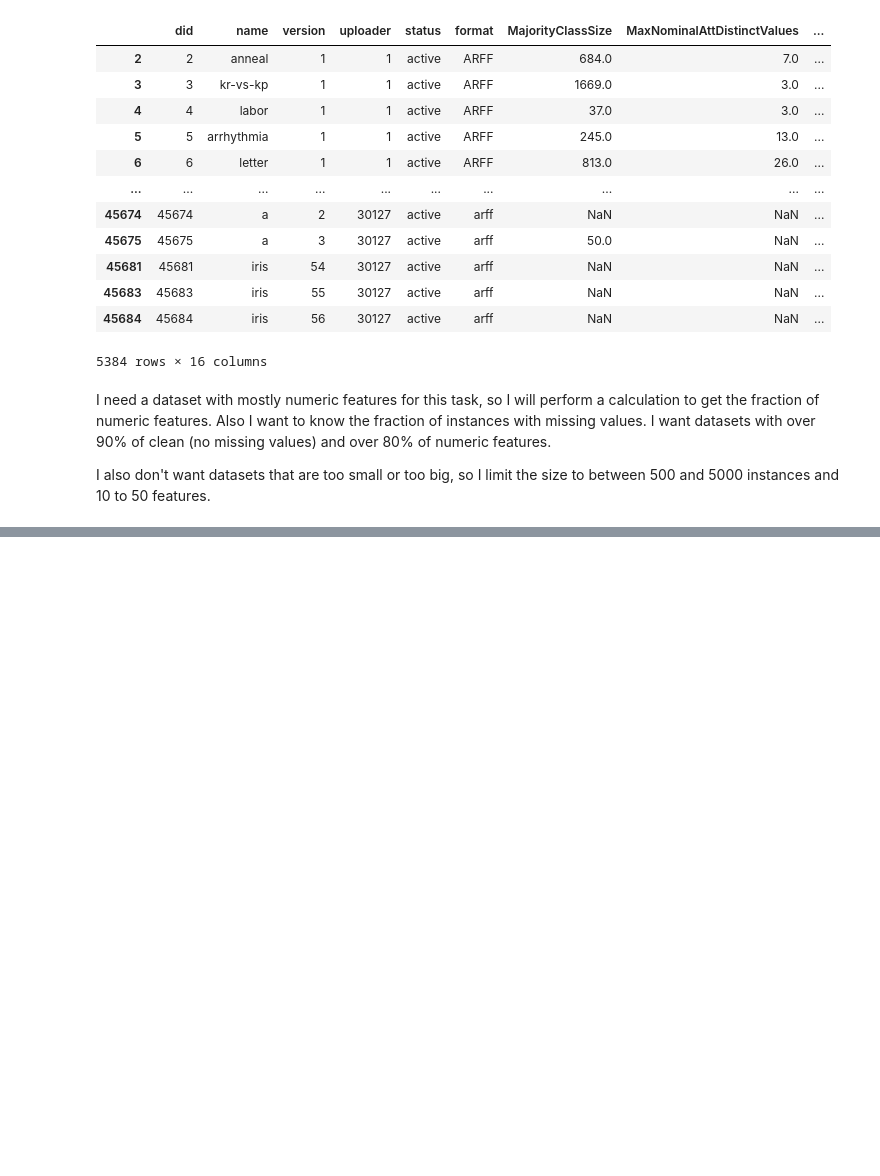
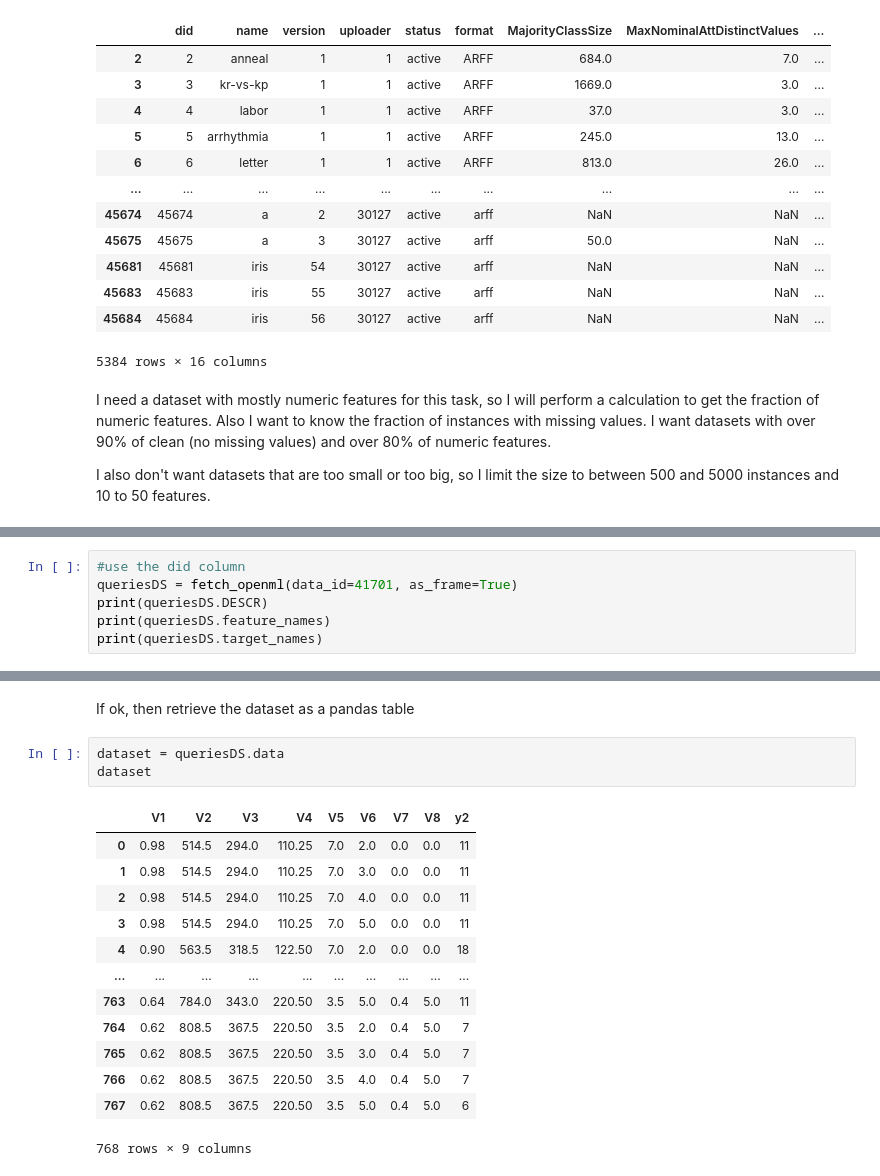
Before and after one commit to krikorantranik/Work, a Jupyter notebook: DataSelectionFromOpenML.ipynb, the cells around one changed output, grey strips where cells are left out. Drawn from its saved outputs; the diff is of its cells as text; blank space fills up the shorter version.

```diff
--- a/DataSelectionFromOpenML.ipynb
+++ b/DataSelectionFromOpenML.ipynb
@@ -56,0 +61,6 @@ availDatasets
+# %%
+#use the did column
+queriesDS = fetch_openml(data_id=41701, as_frame=True)
+print(queriesDS.DESCR)
+print(queriesDS.feature_names)
+print(queriesDS.target_names)
@@ -56,0 +85,19 @@ availDatasets
+# %% [markdown]
+If ok, then retrieve the dataset as a pandas table
+# %%
+dataset = queriesDS.data
+dataset
+# %% [output]
+|  | V1 | V2 | V3 | V4 | V5 | V6 | V7 | V8 | y2 |
+| 0 | 0.98 | 514.5 | 294.0 | 110.25 | 7.0 | 2.0 | 0.0 | 0.0 | 11 |
+| 1 | 0.98 | 514.5 | 294.0 | 110.25 | 7.0 | 3.0 | 0.0 | 0.0 | 11 |
+| 2 | 0.98 | 514.5 | 294.0 | 110.25 | 7.0 | 4.0 | 0.0 | 0.0 | 11 |
+| 3 | 0.98 | 514.5 | 294.0 | 110.25 | 7.0 | 5.0 | 0.0 | 0.0 | 11 |
+| 4 | 0.90 | 563.5 | 318.5 | 122.50 | 7.0 | 2.0 | 0.0 | 0.0 | 18 |
+| ... | ... | ... | ... | ... | ... | ... | ... | ... | ... |
+| 763 | 0.64 | 784.0 | 343.0 | 220.50 | 3.5 | 5.0 | 0.4 | 5.0 | 11 |
+| 764 | 0.62 | 808.5 | 367.5 | 220.50 | 3.5 | 2.0 | 0.4 | 5.0 | 7 |
+| 765 | 0.62 | 808.5 | 367.5 | 220.50 | 3.5 | 3.0 | 0.4 | 5.0 | 7 |
+| 766 | 0.62 | 808.5 | 367.5 | 220.50 | 3.5 | 4.0 | 0.4 | 5.0 | 7 |
+| 767 | 0.62 | 808.5 | 367.5 | 220.50 | 3.5 | 5.0 | 0.4 | 5.0 | 6 |
+768 rows × 9 columns
```
Also changed, not shown: parts of 4 cells of this notebook.
